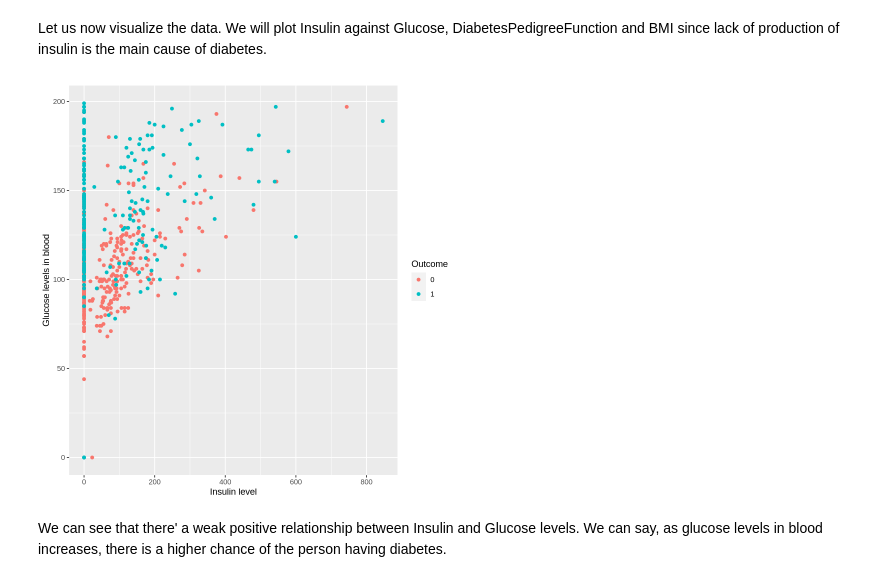
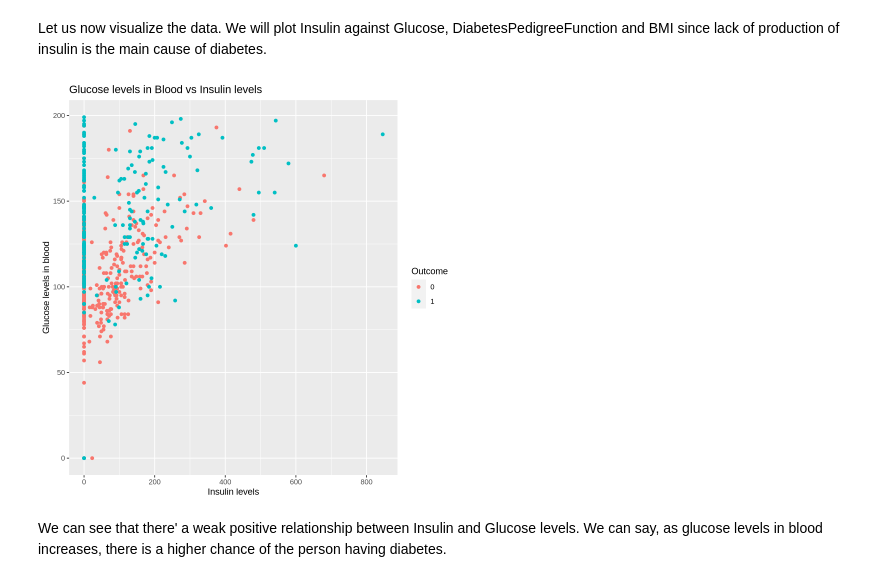
Before and after one commit to anu-raj-16/dsci_100_group_project_2023, a Jupyter notebook: proposal.ipynb, the cells around one changed output. Drawn from its saved outputs; the diff is of its cells as text; code cells hidden in the pictures.

```diff
--- a/proposal.ipynb
+++ b/proposal.ipynb
@@ -103,4 +83,4 @@ Now let us look at the predictors for our predictive search, starting with BMI.
 # %%
-diabetes_train <- diabetes_train |> filter(BMI >= 9, BMI <= 50)
+diabetes_train <- diabetes_train |> filter(BMI >= 9)
 nrow(diabetes_train)
 # %% [output]
@@ -145,10 +125,10 @@ We can see that people who have Diabetes have higher average Insulin levels, hig
 # %% [markdown]
 Let us now visualize the data. We will plot Insulin against Glucose, DiabetesPedigreeFunction and BMI since lack of production of insulin is the main cause of diabetes.
 # %%
-diabetes_train |> ggplot(aes(x = Insulin, y = Glucose, colour = Outcome)) + geom_point() + xlab("Insulin level") +
-                ylab("Glucose levels in blood")
+diabetes_train |> ggplot(aes(x = Insulin, y = Glucose, colour = Outcome)) + geom_point() + xlab("Insulin levels") +
+                ylab("Glucose levels in blood") + ggtitle("Glucose levels in Blood vs Insulin levels")
 # %% [output]
-[figure, old version]
+[figure, new version]
 # %% [markdown]
 We can see that there' a weak positive relationship between Insulin and Glucose levels. We can say, as glucose levels in blood increases, there is a higher chance of the person having diabetes.
 # %%
```
Also changed, not shown: parts of 12 cells of this notebook.
